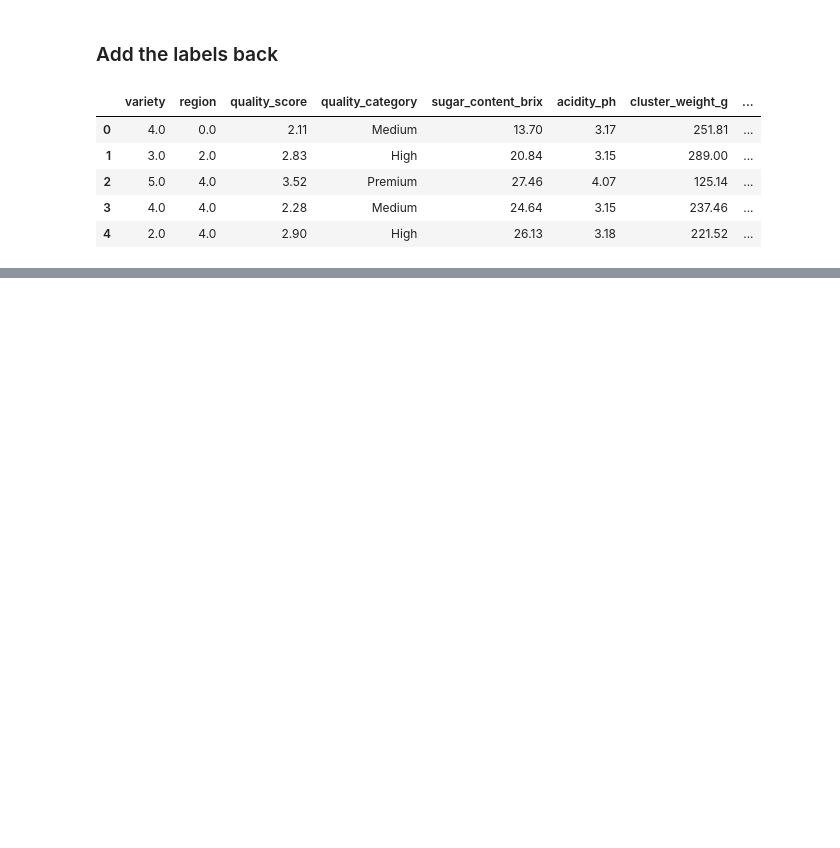
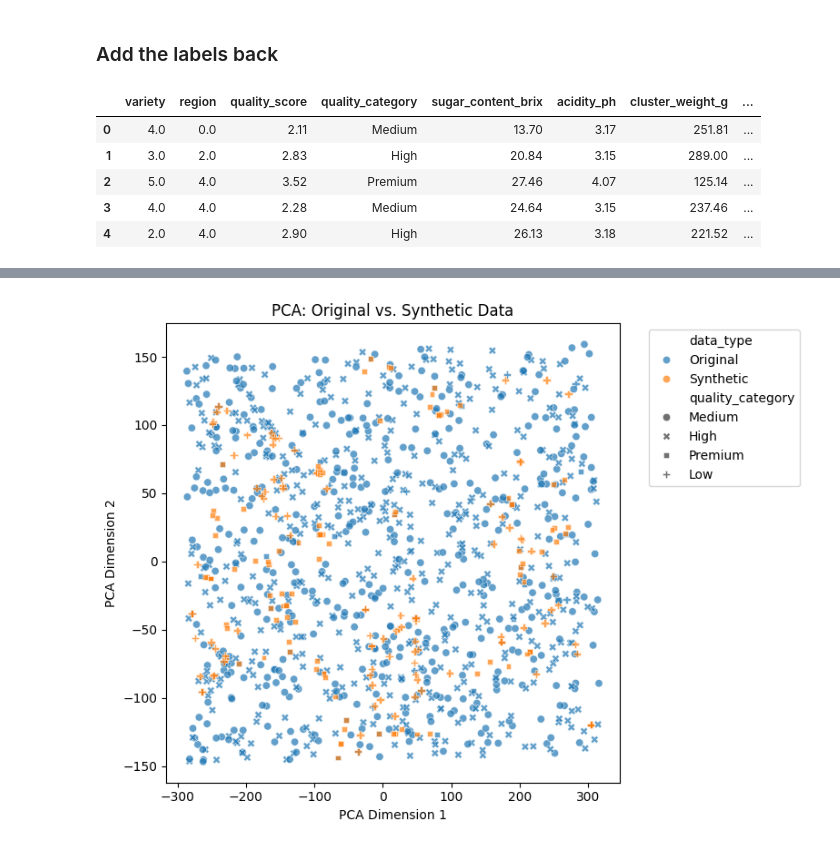
Before and after one commit to lazychach/Grape_Quality_Prediction, a Jupyter notebook: process/cleaning_process/clean.ipynb, the cells around one changed output, grey strips where cells are left out. Saved outputs shown, nothing was run; the diff lists cells and outputs as text; code cells hidden in the pictures; blank space fills up the shorter version.

Commit message:
Dimentionnal reduction

```diff
--- a/process/cleaning_process/clean.ipynb
+++ b/process/cleaning_process/clean.ipynb
@@ -256,0 +264,5 @@ balanced_grape_data.head()
+# %%
+numeric_data = balanced_grape_data.select_dtypes(include=[np.number]).drop(columns=['quality_score'], errors='ignore')
+
+print("Final numeric columns for analysis reduction:", numeric_data.columns)
+numeric_data.dtypes
@@ -256,0 +288,11 @@ balanced_grape_data.head()
+# %%
+pca = PCA(n_components=2)
+# %%
+pca_result = pca.fit_transform(numeric_data.values)
+# %%
+pca_df = pd.DataFrame({
+    'pca_dim1': pca_result[:, 0],
+    'pca_dim2': pca_result[:, 1],
+    'data_type': balanced_grape_data['data_type'].values,
+    'quality_category': balanced_grape_data['quality_category'].values
+})
@@ -256,0 +308,15 @@ balanced_grape_data.head()
+# %%
+plt.figure(figsize=(8, 6))
+sns.scatterplot(
+    x='pca_dim1', y='pca_dim2',
+    hue='data_type', style='quality_category',
+    data=pca_df, alpha=0.7
+)
+plt.title("PCA: Original vs. Synthetic Data")
+plt.xlabel("PCA Dimension 1")
+plt.ylabel("PCA Dimension 2")
+plt.legend(bbox_to_anchor=(1.05, 1), loc='upper left')
+plt.tight_layout()
+plt.show()
+# %% [output]
+[figure, added]
```
Also changed, not shown: parts of 23 cells of this notebook.
